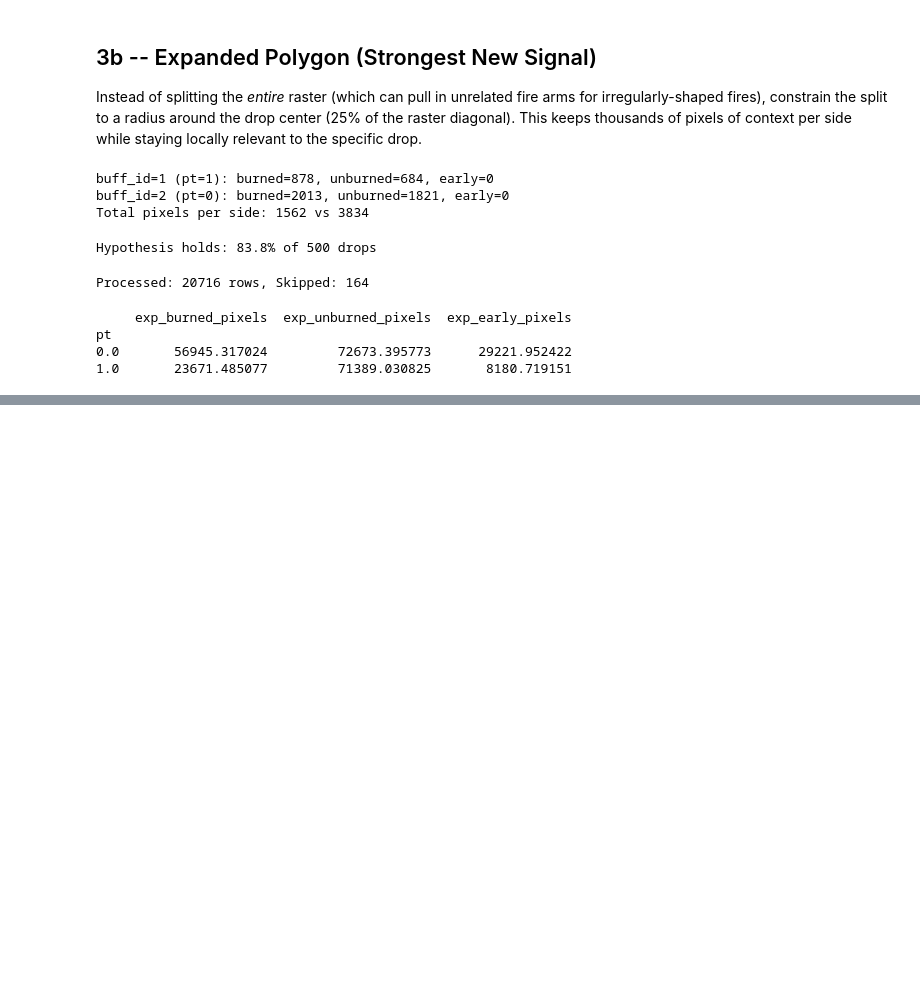
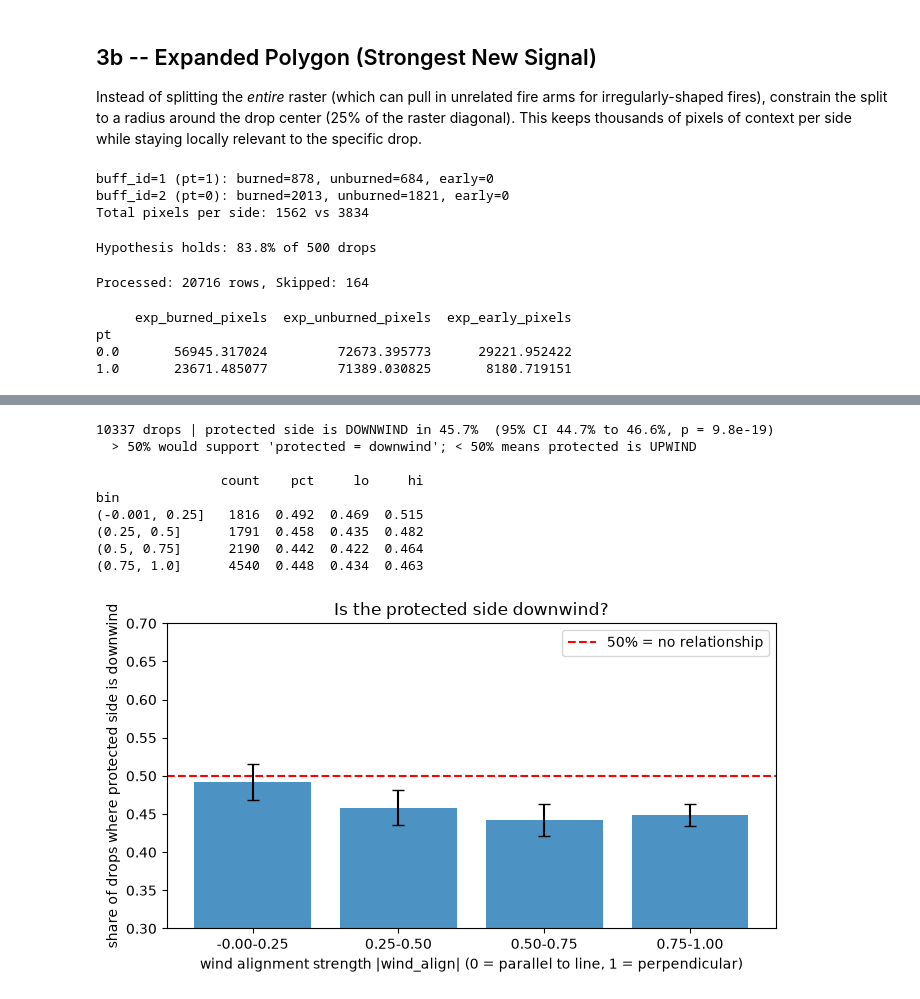
Before and after one commit to SulavSapkota2060/wildfire-retardant-drop-ml, a Jupyter notebook: notebooks/02_feature_extraction.ipynb, the cells around one changed output, grey strips where cells are left out. Cells and saved outputs as stored; diff of their text form; code cells hidden in the pictures; blank space fills up the shorter version.

```diff
--- a/notebooks/02_feature_extraction.ipynb
+++ b/notebooks/02_feature_extraction.ipynb
@@ -876,0 +1047,60 @@ pt
+# %%
+# ---- Hypothesis test: is the protected side (pt=1) the DOWNWIND side? ----
+# One row per drop (so the two mirror-image sides are not double counted).
+from tqdm import tqdm
+from scipy.stats import binomtest
+import matplotlib.pyplot as plt
+
+recs = []
+for did, pair in tqdm(drops.groupby("drop_id"), desc="wind hypothesis"):
+    if len(pair) != 2 or set(pair["buff_id"].astype(int)) != {1, 2}:
+        continue
+    rows = extract_wind_features(pair)
+    if rows is None:
+        continue
+    pt = pair.set_index(pair["buff_id"].astype(int))["new_pt"]
+    if pt.sum() != 1:                          # need exactly one protected side
+        continue
+    prot = int(pt.idxmax())                    # buff_id of the protected side
+    align = {r["buff_id"]: r["wind_align"] for r in rows}
+    recs.append({"drop_id": did, "align_prot": align[prot], "speed": rows[0]["wind_speed"]})
+
+t = pd.DataFrame(recs)
+t["prot_downwind"] = t["align_prot"] > 0       # +align = side is downwind of the drop line
+t["strength"] = t["align_prot"].abs()          # 0 = wind parallel to the line, 1 = wind perpendicular to it
+
+# overall: H0 = protected side is downwind half the time
+k, n = int(t["prot_downwind"].sum()), len(t)
+r = binomtest(k, n, 0.5)
+ci = r.proportion_ci(0.95)
+print(f"{n} drops | protected side is DOWNWIND in {k/n:.1%}  (95% CI {ci.low:.1%} to {ci.high:.1%}, p = {r.pvalue:.2g})")
+print("  > 50% would support 'protected = downwind'; < 50% means protected is UPWIND\n")
+
+# does it get stronger when the wind is more perpendicular to the drop line?
+bins = [0, 0.25, 0.5, 0.75, 1.0]
+t["bin"] = pd.cut(t["strength"], bins, include_lowest=True)
+g = t.groupby("bin", observed=True)["prot_downwind"].agg(["sum", "count"])
+g["pct"] = g["sum"] / g["count"]
+g[["lo", "hi"]] = [binomtest(int(s), int(c), 0.5).proportion_ci(0.95)[:2] for s, c in zip(g["sum"], g["count"])]
+print(g[["count", "pct", "lo", "hi"]].round(3).to_string())
+
+fig, ax = plt.subplots(figsize=(7, 4))
+x = np.arange(len(g))
+ax.bar(x, g["pct"], color="tab:blue", alpha=.8)
+ax.errorbar(x, g["pct"], yerr=[g["pct"] - g["lo"], g["hi"] - g["pct"]], fmt="none", color="k", capsize=4)
+ax.axhline(0.5, color="r", ls="--", label="50% = no relationship")
+ax.set_xticks(x); ax.set_xticklabels([f"{i.left:.2f}-{i.right:.2f}" for i in g.index])
+ax.set_xlabel("wind alignment strength |wind_align| (0 = parallel to line, 1 = perpendicular)")
+ax.set_ylabel("share of drops where protected side is downwind"); ax.set_ylim(0.3, 0.7); ax.legend()
+ax.set_title("Is the protected side downwind?"); plt.tight_layout(); plt.show()
+# %% [output]
+10337 drops | protected side is DOWNWIND in 45.7%  (95% CI 44.7% to 46.6%, p = 9.8e-19)
+  > 50% would support 'protected = downwind'; < 50% means protected is UPWIND
+
+                count    pct     lo     hi
+bin
+(-0.001, 0.25]   1816  0.492  0.469  0.515
+(0.25, 0.5]      1791  0.458  0.435  0.482
+(0.5, 0.75]      2190  0.442  0.422  0.464
+(0.75, 1.0]      4540  0.448  0.434  0.463
+[figure, added]
```
Also changed, not shown: parts of 8 cells of this notebook.
